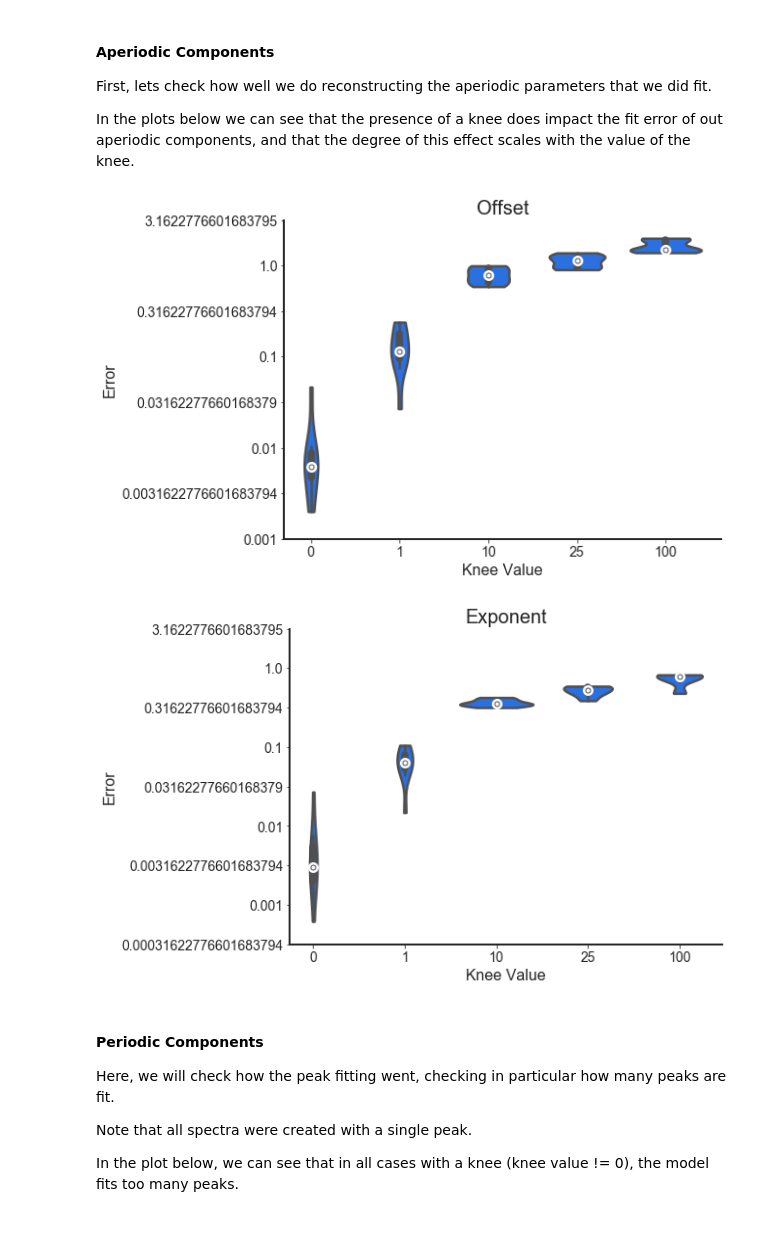
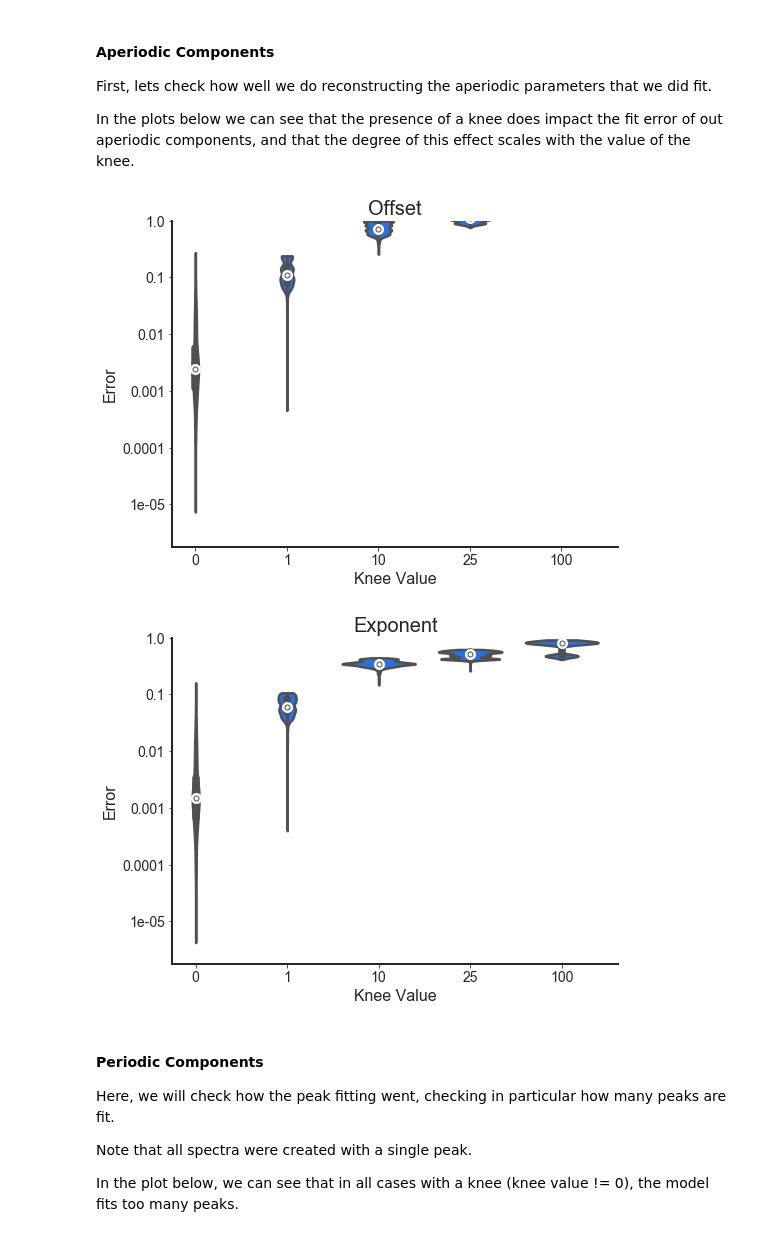
Before and after one commit to TomDonoghue/SIMparam, a Jupyter notebook: notebooks/04-ModelViolations-Aperiodic.ipynb, the cells around one changed output. Saved outputs shown, nothing was run; the diff lists cells and outputs as text; code cells hidden in the pictures.

Commit message:
finish & run model violations sims

```diff
--- a/notebooks/04-ModelViolations-Aperiodic.ipynb
+++ b/notebooks/04-ModelViolations-Aperiodic.ipynb
@@ -67,6 +82,6 @@ fm1 = FOOOF(aperiodic_mode='fixed')
 fm2 = FOOOF(aperiodic_mode='knee')
 
 # Fit models to example simulated spectrum
-fm1.fit(fs, ps)
-fm2.fit(fs, ps)
+fm1.fit(freqs, pows)
+fm2.fit(freqs, pows)
 # %%
@@ -123,3 +123,10 @@ n_freqs = int((F_RANGE_LONG[1] - F_RANGE_LONG[0]) / F_RES + 1)
+# %%
+# Use generators to sample peak & aperiodic parameters
+peaks = gen_peaks_both()
+
+# Get data sizes
+n_conds = len(KNEES)
+n_freqs = int((F_RANGE_LONG[1] - F_RANGE_LONG[0]) / F_RES + 1)
 # %%
 # Generate or load power spectra
 data_name = 'mvap_kne_sims'
@@ -127,24 +134,24 @@ data_name = 'mvap_kne_sims'
 if GEN_SIMS:
 
     # Initialize data stores
-    psds = np.empty(shape=[n_knees, n_psds, n_freqs])
-    sim_params = [None] * n_knees
+    psds = np.empty(shape=[n_conds, n_psds, n_freqs])
+    sim_params = [None] * n_conds
 
     # Generate simulated power spectra
-    for n_ind, knee in enumerate(knee_vals):
-        aps = gen_ap_knee_def(knee)
+    for n_ind, knee in enumerate(KNEES):
+        aps = gen_ap_knee_def(knee=knee)
         freqs, psds[n_ind, :, :], sim_params[n_ind] = \
-            gen_group_power_spectra(n_psds, F_RANGE_LONG, aps, peaks, nlv,
+            gen_group_power_spectra(n_psds, F_RANGE_LONG, aps, peaks, NLV,
                                     F_RES, return_params=True)
 
     # Save out generated simulated data & parameter definitions
     if SAVE_SIMS:
-        save_sim_data(pjoin(FOLDER, data_name), freqs, psds, sim_params)
+        save_sim_data(data_name, FOLDER, freqs, psds, sim_params)
 
 else:
     # Reload simulated data and parameter definitions
-    freqs, psds, sim_params = load_sim_data(pjoin(FOLDER, data_name))
+    freqs, psds, sim_params = load_sim_data(data_name, FOLDER)
 
 # Check shape
-print('n_knees, n_spectra, n_freqs : ', psds.shape)
+print('n_conds, n_spectra, n_freqs : ', psds.shape)
 # %% [output]
@@ -178,3 +182,15 @@ fgs = fit_fooof_3d(fg, freqs, psds)
+# %%
+# Fit power spectra
+if FIT_MODELS:
+    fgs = fit_fooof_3d(fg, freqs, psds)
+
+
+    if SAVE_MODELS:
+        save_model_data(data_name, FOLDER, fgs)
+
+else:
+    # Reload model fit data
+    fgs = load_model_data(data_name, FOLDER, n_conds)
 # %% [markdown]
 ### Extract FOOOF fit Data
 # %%
@@ -230,14 +246,18 @@ First, lets check how well we do reconstructing the aperiodic parameters that we
 In the plots below we can see that the presence of a knee does impact the fit error of out aperiodic components, and that the degree of this effect scales with the value of the knee.
 # %%
 # Multi-peak fitting: plot error of aperiodic offset reconstruction across number of peaks
-plot_errors_violin(off_errors, 'Offset', x_axis='knees', plt_log=True)
+plot_errors_violin(off_errors, 'Offset', plt_log=PLT_LOG,
+                   x_axis='knees', ylim=YLIMS_AP,
+                   save_fig=SAVE_FIG, save_name=pjoin(FOLDER, 'off_error'))
 # %% [output]
-[figure, old version]
+[figure, new version]
 # %%
 # Multi-peak fitting: plot error of aperiodic offset reconstruction across number of peaks
-plot_errors_violin(exp_errors, 'Exponent', x_axis='knees', plt_log=True)
+plot_errors_violin(exp_errors, 'Exponent', plt_log=PLT_LOG,
+                   x_axis='knees', ylim=YLIMS_AP,
+                   save_fig=SAVE_FIG, save_name=pjoin(FOLDER, 'exp_error'))
 # %% [output]
-[figure, old version]
+[figure, new version]
 # %% [markdown]
 #### Periodic Components
 
```
Also changed, not shown: parts of 29 cells of this notebook, 2 other files.
